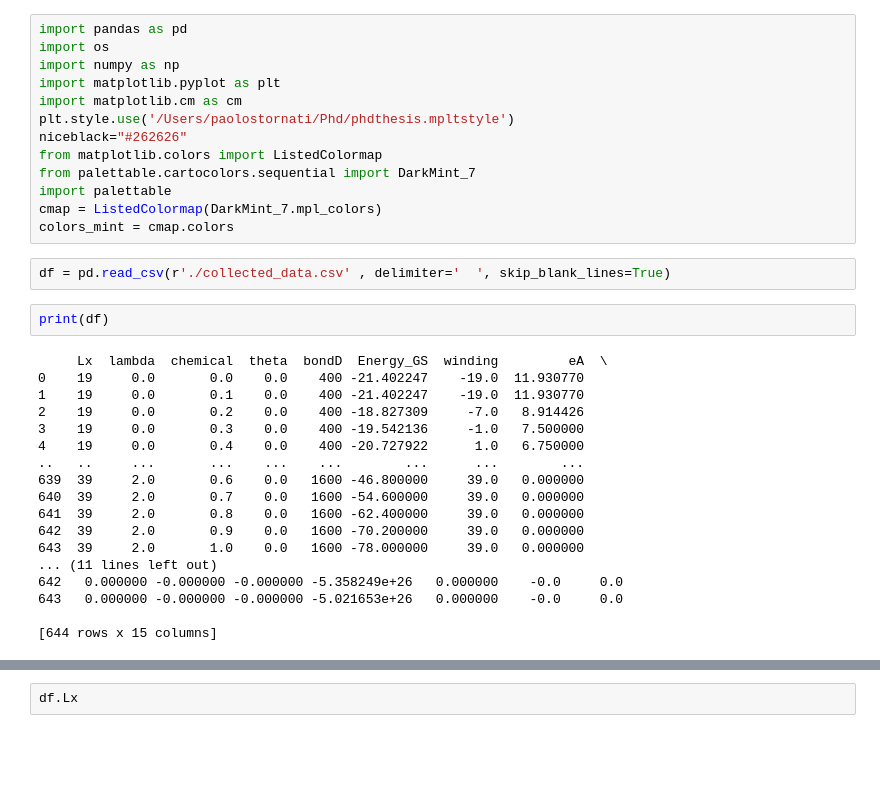
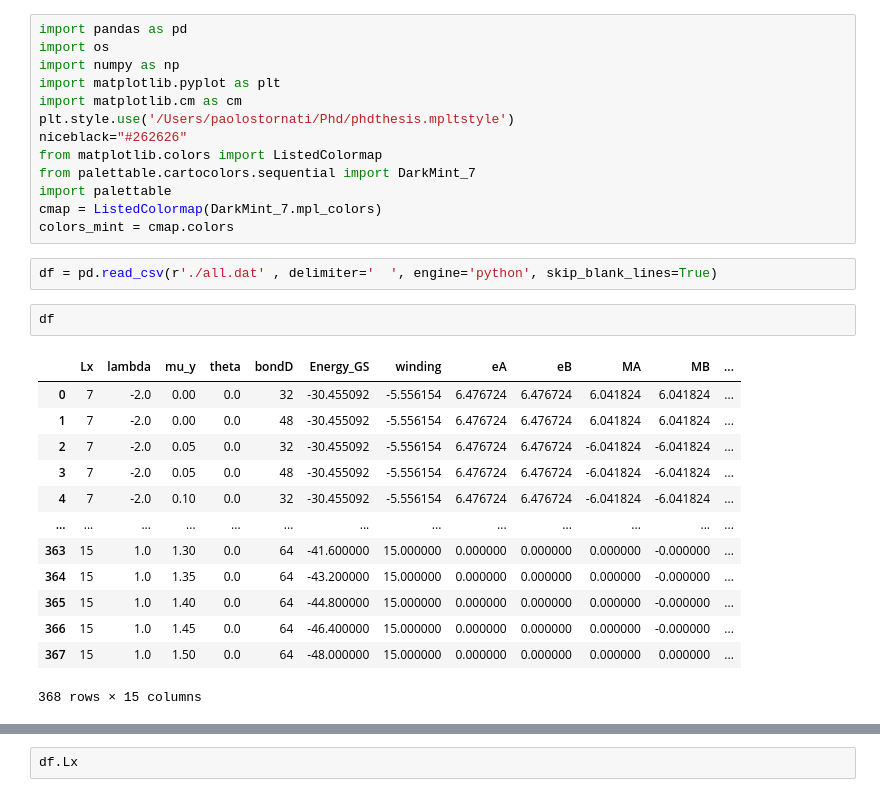
Before and after one commit to Philipp137/SquareIce, a Jupyter notebook: 06_data/01_DMRG/20210712/data_analisys.ipynb, the cells around one changed output, grey strips where cells are left out. Drawn from its saved outputs; the diff is of its cells as text; blank space fills up the shorter version.

```diff
--- a/06_data/01_DMRG/20210712/data_analisys.ipynb
+++ b/06_data/01_DMRG/20210712/data_analisys.ipynb
@@ -12,27 +12,23 @@ import palettable
 cmap = ListedColormap(DarkMint_7.mpl_colors)
 colors_mint = cmap.colors
 # %%
-df = pd.read_csv(r'./collected_data.csv' , delimiter='  ', skip_blank_lines=True)
+df = pd.read_csv(r'./all.dat' , delimiter='  ', engine='python', skip_blank_lines=True)
-# %%
-print(df)
-# %% [output]
-     Lx  lambda  chemical  theta  bondD  Energy_GS  winding         eA  \
-0    19     0.0       0.0    0.0    400 -21.402247    -19.0  11.930770
-1    19     0.0       0.1    0.0    400 -21.402247    -19.0  11.930770
-2    19     0.0       0.2    0.0    400 -18.827309     -7.0   8.914426
-3    19     0.0       0.3    0.0    400 -19.542136     -1.0   7.500000
-4    19     0.0       0.4    0.0    400 -20.727922      1.0   6.750000
-..   ..     ...       ...    ...    ...        ...      ...        ...
-639  39     2.0       0.6    0.0   1600 -46.800000     39.0   0.000000
-640  39     2.0       0.7    0.0   1600 -54.600000     39.0   0.000000
-641  39     2.0       0.8    0.0   1600 -62.400000     39.0   0.000000
-642  39     2.0       0.9    0.0   1600 -70.200000     39.0   0.000000
-643  39     2.0       1.0    0.0   1600 -78.000000     39.0   0.000000
-... (11 lines left out)
-642   0.000000 -0.000000 -0.000000 -5.358249e+26   0.000000    -0.0     0.0
-643   0.000000 -0.000000 -0.000000 -5.021653e+26   0.000000    -0.0     0.0
-
-[644 rows x 15 columns]
+# %%
+df
+# %% [output]
+|  | Lx | lambda | mu_y | theta | bondD | Energy_GS | winding | eA | eB | MA | MB | ... |
+| 0 | 7 | -2.0 | 0.00 | 0.0 | 32 | -30.455092 | -5.556154 | 6.476724 | 6.476724 | 6.041824 | 6.041824 | ... |
+| 1 | 7 | -2.0 | 0.00 | 0.0 | 48 | -30.455092 | -5.556154 | 6.476724 | 6.476724 | 6.041824 | 6.041824 | ... |
+| 2 | 7 | -2.0 | 0.05 | 0.0 | 32 | -30.455092 | -5.556154 | 6.476724 | 6.476724 | -6.041824 | -6.041824 | ... |
+| 3 | 7 | -2.0 | 0.05 | 0.0 | 48 | -30.455092 | -5.556154 | 6.476724 | 6.476724 | -6.041824 | -6.041824 | ... |
+| 4 | 7 | -2.0 | 0.10 | 0.0 | 32 | -30.455092 | -5.556154 | 6.476724 | 6.476724 | -6.041824 | -6.041824 | ... |
+| ... | ... | ... | ... | ... | ... | ... | ... | ... | ... | ... | ... | ... |
+| 363 | 15 | 1.0 | 1.30 | 0.0 | 64 | -41.600000 | 15.000000 | 0.000000 | 0.000000 | 0.000000 | -0.000000 | ... |
+| 364 | 15 | 1.0 | 1.35 | 0.0 | 64 | -43.200000 | 15.000000 | 0.000000 | 0.000000 | 0.000000 | -0.000000 | ... |
+| 365 | 15 | 1.0 | 1.40 | 0.0 | 64 | -44.800000 | 15.000000 | 0.000000 | 0.000000 | 0.000000 | -0.000000 | ... |
+| 366 | 15 | 1.0 | 1.45 | 0.0 | 64 | -46.400000 | 15.000000 | 0.000000 | 0.000000 | 0.000000 | -0.000000 | ... |
+| 367 | 15 | 1.0 | 1.50 | 0.0 | 64 | -48.000000 | 15.000000 | 0.000000 | 0.000000 | 0.000000 | 0.000000 | ... |
+368 rows × 15 columns
 # %%
 df.dtypes
 # %% [output]
```
Also changed, not shown: parts of 4 cells of this notebook, 2 other files.
